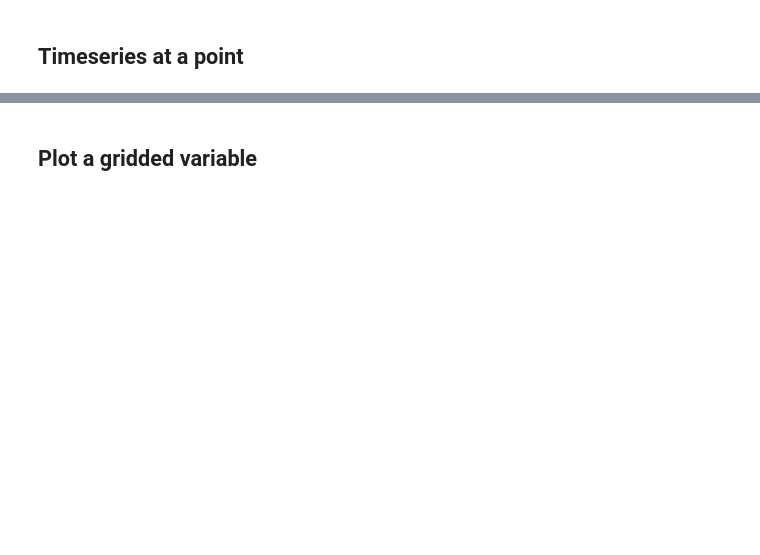
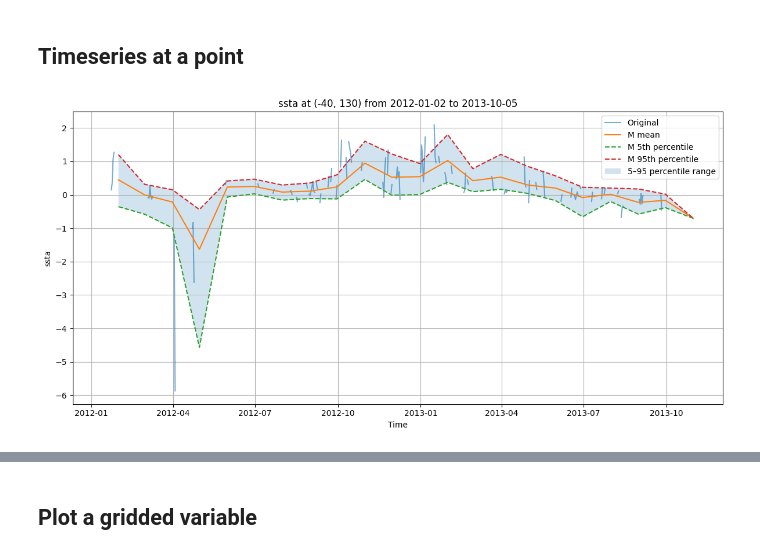
Before and after one commit to aodn/aodn_cloud_optimised, a Jupyter notebook: notebooks/satellite_austemp_heatwave_8day.ipynb, the cells around one changed output, grey strips where cells are left out. Cells and saved outputs as stored; diff of their text form; code cells hidden in the pictures; blank space fills up the shorter version.

```diff
--- a/notebooks/satellite_austemp_heatwave_8day.ipynb
+++ b/notebooks/satellite_austemp_heatwave_8day.ipynb
@@ -53,10 +73,12 @@ aodn_dataset.plot_time_coverage()
 ## Timeseries at a point
 # %%
 %%time
-time_series_df = aodn_dataset.get_timeseries_data(var_name='dhd_mosaic',
+time_series_df = aodn_dataset.get_timeseries_data(var_name='ssta',
                                                   lat=-40,
                                                   lon=130,
-                                                  date_start='2012-02-02',
-                                                  date_end='2012-05-01',
+                                                  date_start='2012-01-02',
+                                                  date_end='2013-10-05',
                                                   lon_name_override="lon",
                                                   lat_name_override="lat").plot_timeseries()
+# %% [output]
+[figure, added]
```
Also changed, not shown: parts of 8 cells of this notebook, 1 other file.
